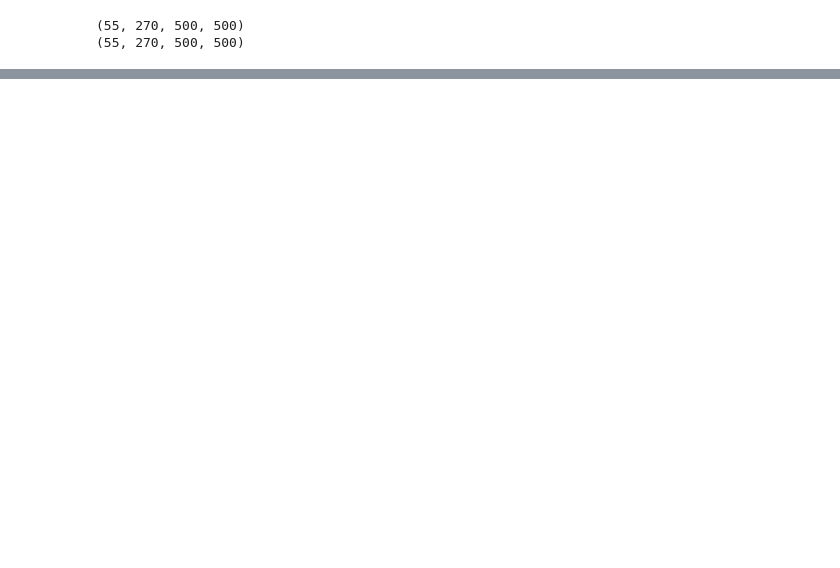
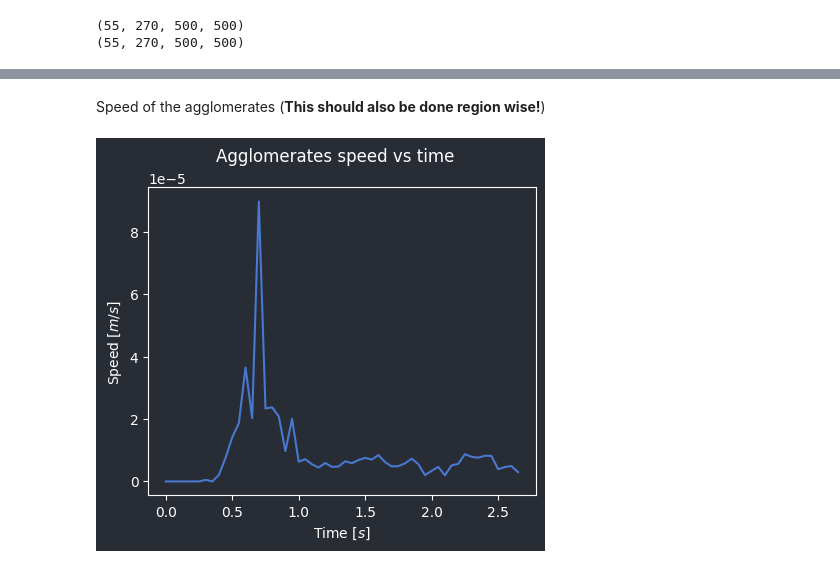
Before and after one commit to venturellimatteo/fasttomo, a Jupyter notebook: memmap/visualization.ipynb, the cells around one changed output, grey strips where cells are left out. Saved outputs shown, nothing was run; the diff lists cells and outputs as text; code cells hidden in the pictures; blank space fills up the shorter version.

```diff
--- a/memmap/visualization.ipynb
+++ b/memmap/visualization.ipynb
@@ -28,0 +67,17 @@ position, volume, speed, volume_exp_rate, avg_volume, agg_number = mf.motion_mat
+# %% [markdown]
+Speed of the agglomerates (**This should also be done region wise!**)
+# %%
+fig, ax = plt.subplots(1, 1, figsize=(5, 4), facecolor='#282C34')
+fig.suptitle('Agglomerates speed vs time')
+
+speed_norm = np.zeros(speed.shape[0], dtype=np.double)
+for i in range(speed.shape[0]):
+    speed_norm[i] = np.mean(np.linalg.norm(speed[i, :, :], axis=1))
+
+ax.plot(time_axis[:-1], speed_norm)
+
+ax.set_facecolor('#282C34')
+ax.set_xlabel('Time [$s$]')
+_ = ax.set_ylabel('Speed [$m/s$]')
+# %% [output]
+[figure, added]
```
Also changed, not shown: parts of 15 cells of this notebook, 1 other file.
